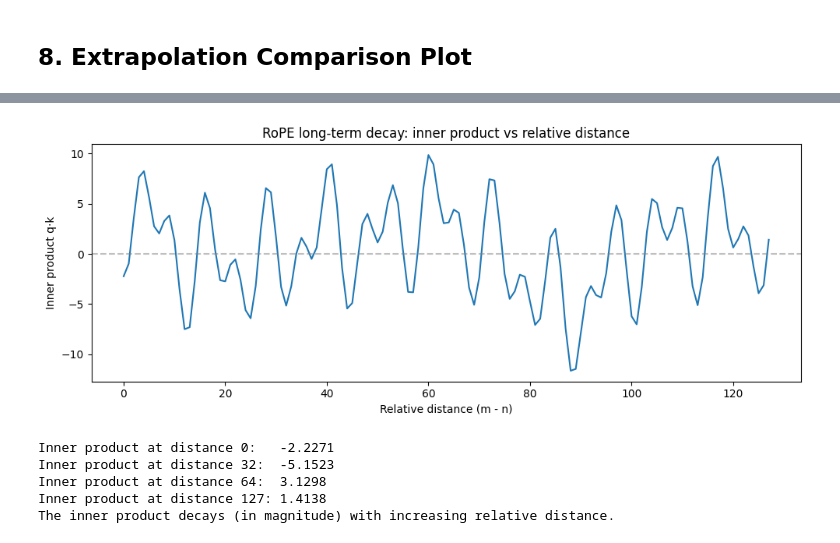
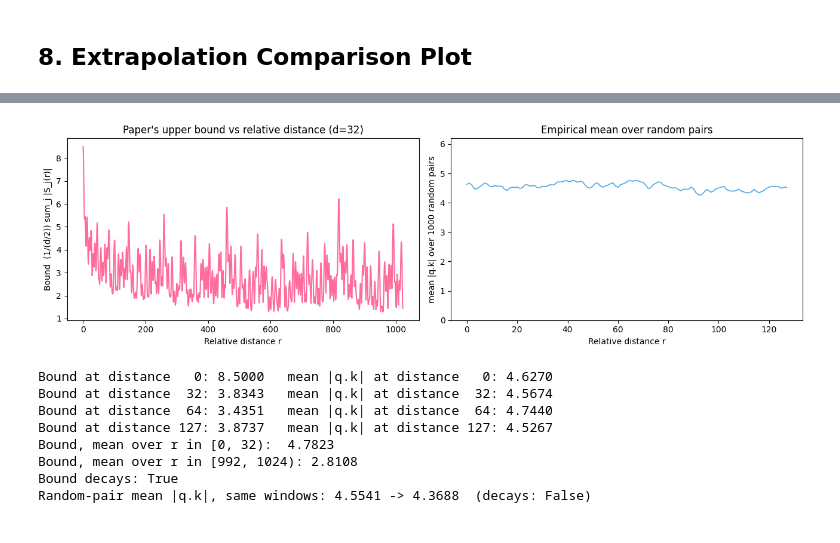
Before and after one commit to nadeemcite/llm-research-papers, a Jupyter notebook: 001_roformer-rotary-position-embedding/solution.ipynb, the cells around one changed output, grey strips where cells are left out. Cells and saved outputs as stored; diff of their text form; code cells hidden in the pictures.

```diff
--- a/001_roformer-rotary-position-embedding/solution.ipynb
+++ b/001_roformer-rotary-position-embedding/solution.ipynb
@@ -454,39 +479,50 @@ the intuition that tokens far apart should attend less to each other.
 # %%
-# Visualize the long-term decay: average q·k inner product vs relative distance
 head_dim = EMBED_DIM // NUM_HEADS
-angles = precompute_rope_angles(EVAL_LEN, head_dim, device='cpu')
+MAX_R = 1024
+angles_r = precompute_rope_angles(MAX_R, head_dim)          # (MAX_R, head_dim/2): r * theta_k
 
-# Simulate: random query at position 0, random key at positions 0..127
-torch.manual_seed(42)
-q = torch.randn(1, 1, head_dim)  # (1, 1, head_dim)
-k = torch.randn(1, 1, head_dim)  # (1, 1, head_dim)
+# Paper bound: (1/(d/2)) * sum_j |S_j(r)|, S_j(r) = sum_{k<j} exp(i r theta_k)
+S_re = angles_r.cos().cumsum(dim=-1)
+S_im = angles_r.sin().cumsum(dim=-1)
+bound = (S_re**2 + S_im**2).sqrt().mean(dim=-1).numpy()      # (MAX_R,)
 
-# Apply RoPE at position 0 (query) and positions 0..127 (key)
-q_rot = apply_rope(q.unsqueeze(0), angles[:1])  # (1, 1, 1, head_dim)
-k_rot = apply_rope(k.unsqueeze(0), angles)       # (1, 1, EVAL_LEN, head_dim)
+# Empirical mean |q . k| over random pairs; q at position 0, k at position r
+torch.manual_seed(SEED)
+N_PAIRS = 1000
+q = torch.randn(N_PAIRS, 1, 1, head_dim)
+k = torch.randn(N_PAIRS, 1, 1, head_dim).expand(N_PAIRS, 1, MAX_R, head_dim)
+q_rot = apply_rope(q, angles_r[:1])
+k_rot = apply_rope(k, angles_r)
+emp = (q_rot * k_rot).sum(dim=-1).abs().mean(dim=(0, 1)).numpy()  # (MAX_R,)
 
-# Inner product vs relative distance
-inner_products = (q_rot * k_rot).sum(dim=-1).squeeze().numpy()  # (EVAL_LEN,)
-
-plt.figure(figsize=(10, 4))
-plt.plot(range(EVAL_LEN), inner_products, linewidth=1.5)
-plt.xlabel('Relative distance (m - n)'); plt.ylabel('Inner product q·k')
-plt.title('RoPE long-term decay: inner product vs relative distance')
-plt.axhline(y=0, color='gray', linestyle='--', alpha=0.5)
+fig, ax = plt.subplots(1, 2, figsize=(13, 4))
+ax[0].plot(range(MAX_R), bound, linewidth=1.5, color='#ff6b9a')
+ax[0].set_xlabel('Relative distance r'); ax[0].set_ylabel('Bound  (1/(d/2)) sum_j |S_j(r)|')
+ax[0].set_title(f"Paper's upper bound vs relative distance (d={head_dim})")
+ax[1].plot(range(EVAL_LEN), emp[:EVAL_LEN], linewidth=1.2, color='#4ea8de')
+ax[1].set_xlabel('Relative distance r'); ax[1].set_ylabel(f'mean |q.k| over {N_PAIRS} random pairs')
+ax[1].set_title('Empirical mean over random pairs'); ax[1].set_ylim(0, emp[:EVAL_LEN].max() * 1.3)
 plt.tight_layout(); plt.show()
 
-print(f'Inner product at distance 0:   {inner_products[0]:.4f}')
-print(f'Inner product at distance 32:  {inner_products[32]:.4f}')
-print(f'Inner product at distance 64:  {inner_products[64]:.4f}')
-print(f'Inner product at distance 127: {inner_products[127]:.4f}')
-print(f'The inner product decays (in magnitude) with increasing relative distance.')
+for r in (0, 32, 64, 127):
+    print(f'Bound at distance {r:3d}: {bound[r]:.4f}   mean |q.k| at distance {r:3d}: {emp[r]:.4f}')
+W = 32
+early, late = bound[:W].mean(), bound[-W:].mean()
+print(f'Bound, mean over r in [0, {W}):  {early:.4f}')
+print(f'Bound, mean over r in [{MAX_R-W}, {MAX_R}): {late:.4f}')
+print(f'Bound decays: {late < early}')
+emp_early, emp_late = emp[:W].mean(), emp[-W:].mean()
+print(f'Random-pair mean |q.k|, same windows: {emp_early:.4f} -> {emp_late:.4f}  (decays: {emp_late < 0.9 * emp_early})')
 # %% [output]
-[figure, old version]
+[figure, new version]
-Inner product at distance 0:   -2.2271
-Inner product at distance 32:  -5.1523
-Inner product at distance 64:  3.1298
-Inner product at distance 127: 1.4138
-The inner product decays (in magnitude) with increasing relative distance.
+Bound at distance   0: 8.5000   mean |q.k| at distance   0: 4.6270
+Bound at distance  32: 3.8343   mean |q.k| at distance  32: 4.5674
+Bound at distance  64: 3.4351   mean |q.k| at distance  64: 4.7440
+Bound at distance 127: 3.8737   mean |q.k| at distance 127: 4.5267
+Bound, mean over r in [0, 32):  4.7823
+Bound, mean over r in [992, 1024): 2.8108
+Bound decays: True
+Random-pair mean |q.k|, same windows: 4.5541 -> 4.3688  (decays: False)
 # %% [markdown]
 ## Summary
 
```
Also changed, not shown: parts of 6 cells of this notebook, 2 other files.
